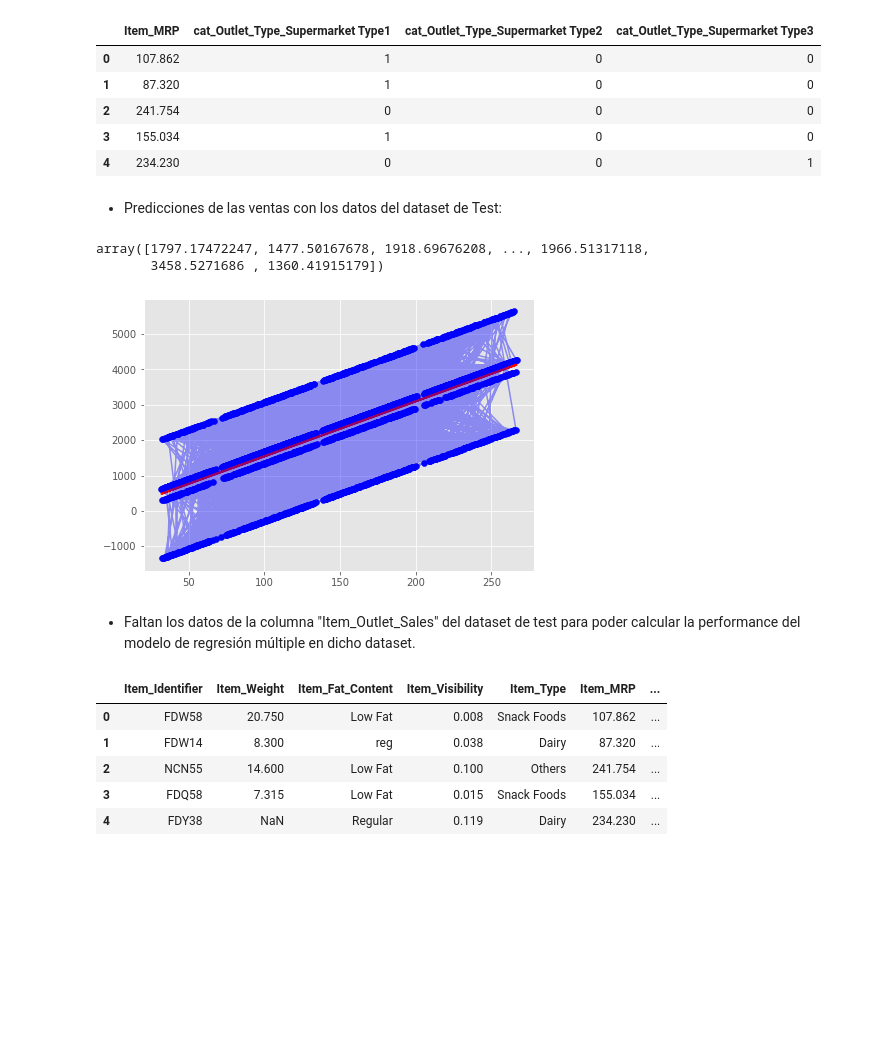
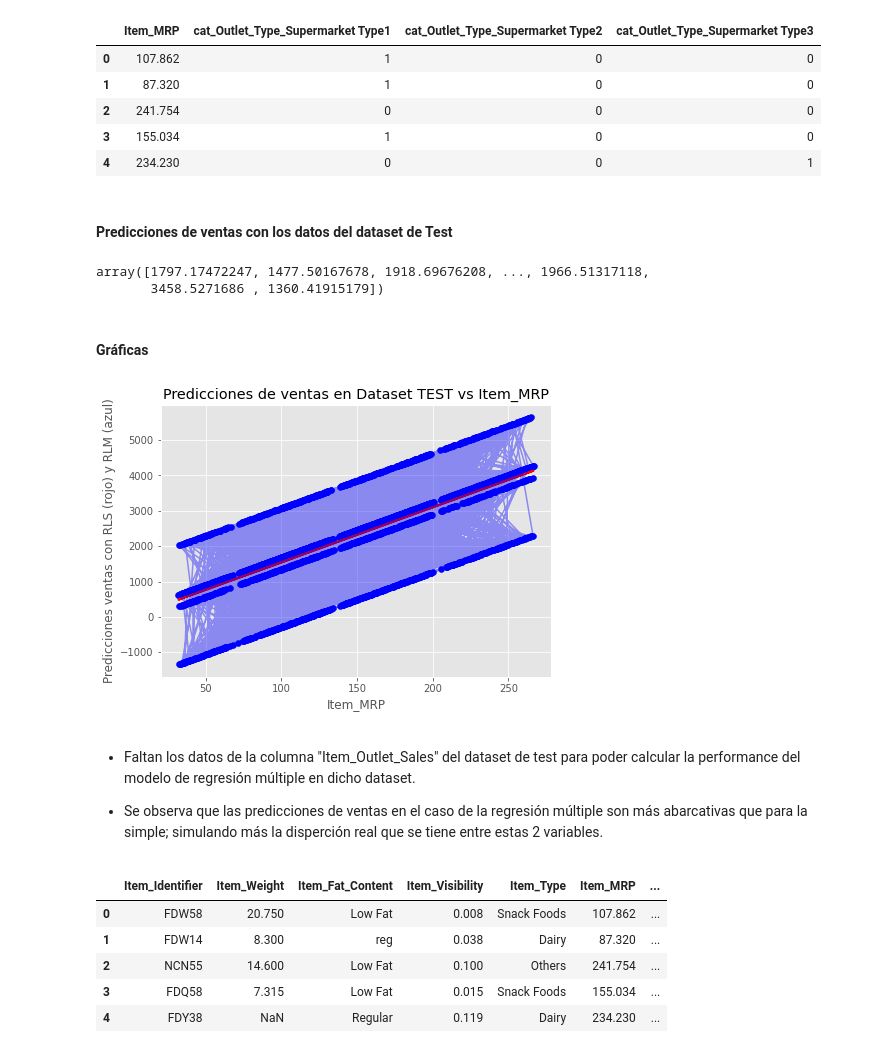
Before and after one commit to Lautar0911/Datasets-Curso-ML, a Jupyter notebook: Challenge_Pi_Consulting_completo.ipynb, the cells around one changed output. Drawn from its saved outputs; the diff is of its cells as text; code cells hidden in the pictures; blank space fills up the shorter version.

```diff
--- a/Challenge_Pi_Consulting_completo.ipynb
+++ b/Challenge_Pi_Consulting_completo.ipynb
@@ -692,0 +693,4 @@ Name: Item_Outlet_Sales, dtype: float64
+# %%
+items_ordenados = df.groupby('Outlet_Type')['Item_Visibility'].mean().sort_values().index
+plt.rcParams["figure.figsize"] = [10, 5]
+sns.boxplot(x='Outlet_Type', y='Item_Visibility', data=df, order= items_ordenados)
@@ -1507,24 +1633,31 @@ X_test_RLM.head()
 | 2 | 241.754 | 0 | 0 | 0 |
 | 3 | 155.034 | 1 | 0 | 0 |
 | 4 | 234.230 | 0 | 0 | 1 |
+# %% [markdown]
+#### Predicciones de ventas con los datos del dataset de Test
 # %%
 y_predict_test_RLM = modelo_2_ventas.predict(X_test_RLM)
-# %% [markdown]
-- Predicciones de las ventas con los datos del dataset de Test:
 # %%
 y_predict_test_RLM
 # %% [output]
 array([1797.17472247, 1477.50167678, 1918.69676208, ..., 1966.51317118,
        3458.5271686 , 1360.41915179])
+# %% [markdown]
+#### Gráficas
 # %%
 plt.plot(df_model_test["Item_MRP"], y_predict_test, c = "red", linewidth = 2)
 plt.plot(df_model_RLM_test["Item_MRP"], y_predict_test_RLM, c = "blue", alpha=0.4)
 plt.scatter(df_model_RLM_test["Item_MRP"], y_predict_test_RLM, c = "blue")
+plt.xlabel("Item_MRP")
+plt.ylabel("Predicciones ventas con RLS (rojo) y RLM (azul)")
+plt.title("Predicciones de ventas en Dataset TEST vs Item_MRP")
 plt.rcParams["figure.figsize"] = [7, 5]
 # %% [output]
-[figure, old version]
+[figure, new version]
 # %% [markdown]
 - Faltan los datos de la columna "Item_Outlet_Sales" del dataset de test para poder calcular la performance del modelo de regresión múltiple en dicho dataset.
+
+- Se observa que  las predicciones de ventas en el caso de la regresión múltiple son más abarcativas que para la simple; simulando más la disperción real que se tiene entre estas 2 variables.
 # %%
 df_model_RLM_test["Y_pred_test_RLM"] = pd.DataFrame(y_predict_test_RLM)
 df_model_RLM_test.head()
```
Also changed, not shown: parts of 109 cells of this notebook.
